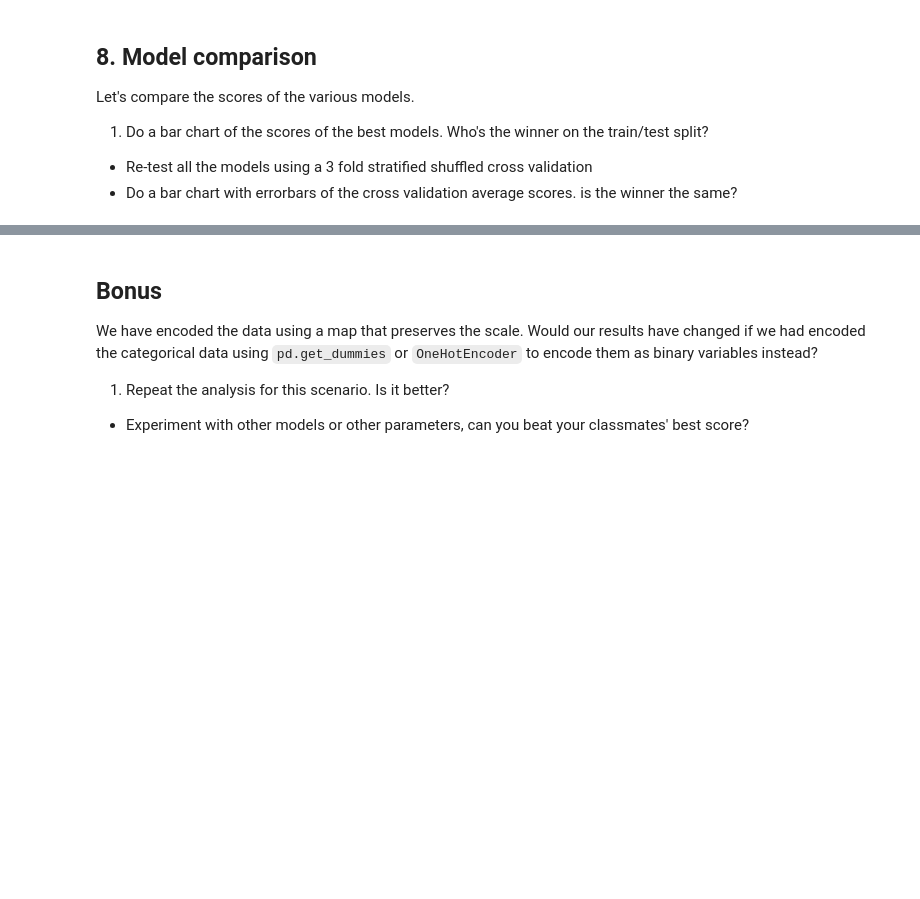
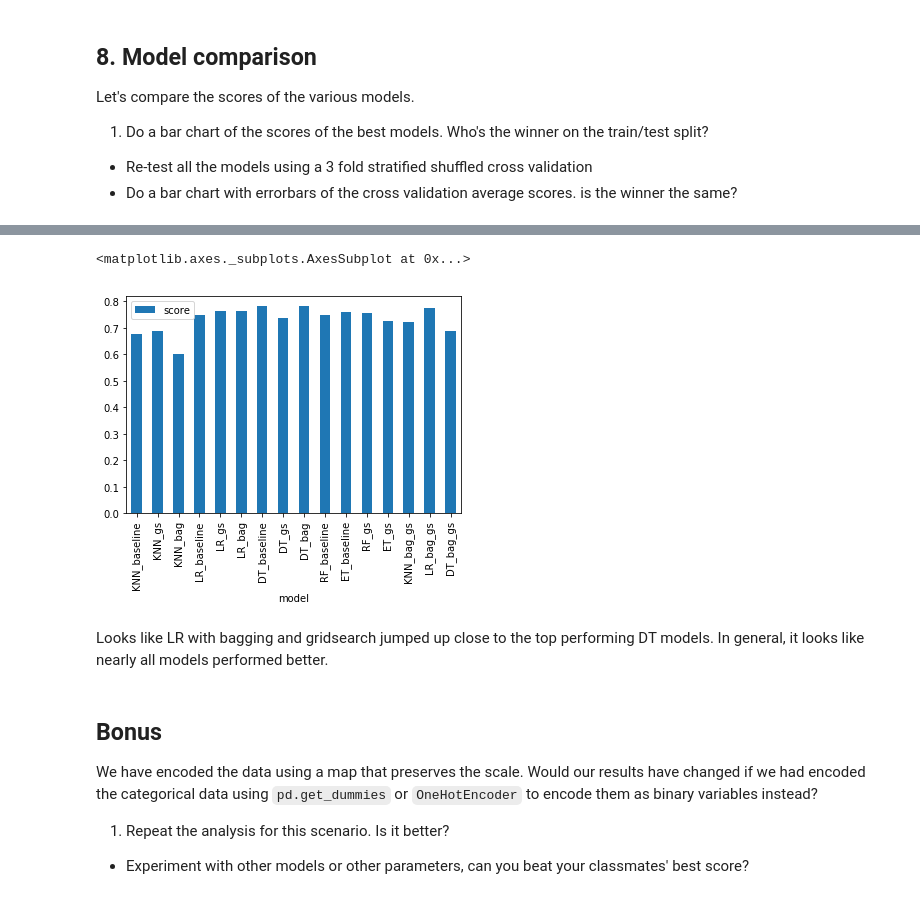
Before and after one commit to matthewbrems/old, a Jupyter notebook: curriculum/06-week/6.08-model-evaluation-lab/6.08-starter-code-jd.ipynb, the cells around one changed output, grey strips where cells are left out. Cells and saved outputs as stored; diff of their text form; code cells hidden in the pictures; blank space fills up the shorter version.

```diff
--- a/curriculum/06-week/6.08-model-evaluation-lab/6.08-starter-code-jd.ipynb
+++ b/curriculum/06-week/6.08-model-evaluation-lab/6.08-starter-code-jd.ipynb
@@ -197,0 +457,26 @@ Let's compare the scores of the various models.
+# %%
+for i in [[KNeighborsClassifier(),'KNN_bag_gs'],
+[LogisticRegression(C=1,penalty='l2'),'LR_bag_gs'],
+[gridsearch_dt.best_estimator_,'DT_bag_gs']
+]:
+
+
+    bagging_params = {'n_estimators': [10, 20],
+                      'max_samples': [0.7, 1.0],
+                      'max_features': [0.7, 1.0],
+                      'bootstrap_features': [True, False]}
+    bag = GridSearchCV(BaggingClassifier(i[0]),
+                                bagging_params, n_jobs=-1,
+                                cv=5)
+
+
+    bag.fit(X_train, y_train)
+
+    strat.append([i[1], cross_val_score(bag.best_estimator_, X, y,cv=StratifiedKFold(y, shuffle=True),n_jobs=-1).mean()])
+
+# entry['model'] = name
+# entry['score'] = bag.best_score_
+
+# all_models.append(entry)
+# #     evaluate_model(bag.best_estimator_,name)
+# #     return bag.best_estimator
@@ -198,3 +502,14 @@ Let's compare the scores of the various models.
+# %%
+
+
+bar_df = pd.DataFrame(strat,columns=['model','score'])
+bar_df.set_index('model',inplace=True)
+bar_df.plot(kind='bar')
+# %% [output]
+<matplotlib.axes._subplots.AxesSubplot at 0x...>
+[figure, added]
+# %% [markdown]
+Looks like LR with bagging and gridsearch jumped up close to the top performing DT models. In general, it looks like nearly all models performed better.
 # %% [markdown]
 ## Bonus
 
```
Also changed, not shown: parts of 25 cells of this notebook, 2 other files.
